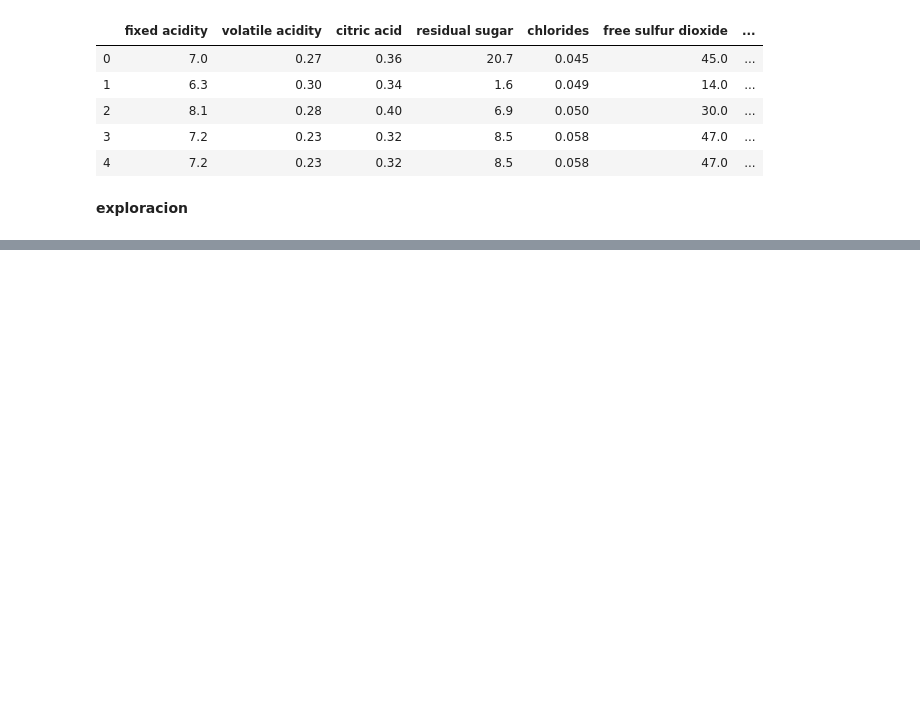
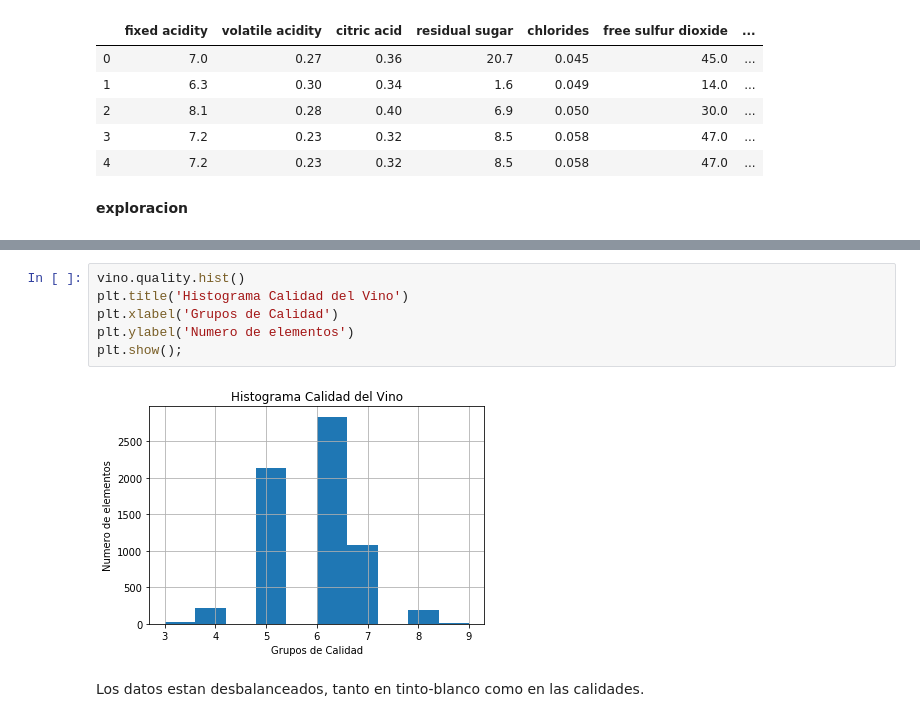
Before and after one commit to YonatanRA/web_apps_python, a Jupyter notebook: Vino app/v1/Vino - Clasificacion.ipynb, the cells around one changed output, grey strips where cells are left out. Drawn from its saved outputs; the diff is of its cells as text; blank space fills up the shorter version.

Commit message:
vino

```diff
--- a/Vino app/v1/Vino - Clasificacion.ipynb
+++ b/Vino app/v1/Vino - Clasificacion.ipynb
@@ -62,0 +120,10 @@ vino.head()
+# %%
+vino.quality.hist()
+plt.title('Histograma Calidad del Vino')
+plt.xlabel('Grupos de Calidad')
+plt.ylabel('Numero de elementos')
+plt.show();
+# %% [output]
+[figure, added]
+# %% [markdown]
+Los datos estan desbalanceados, tanto en tinto-blanco como en las calidades.
```
Also changed, not shown: parts of 5 cells of this notebook.
